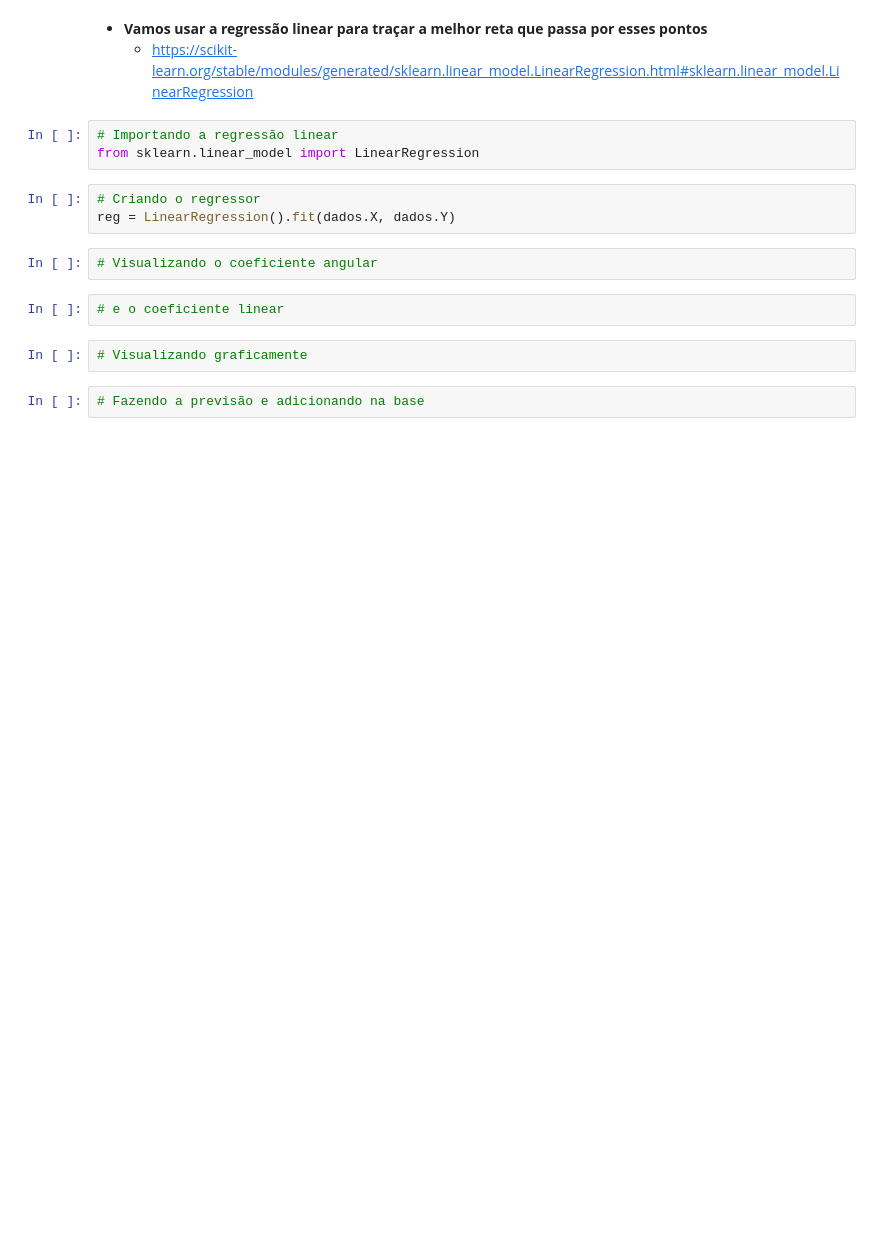
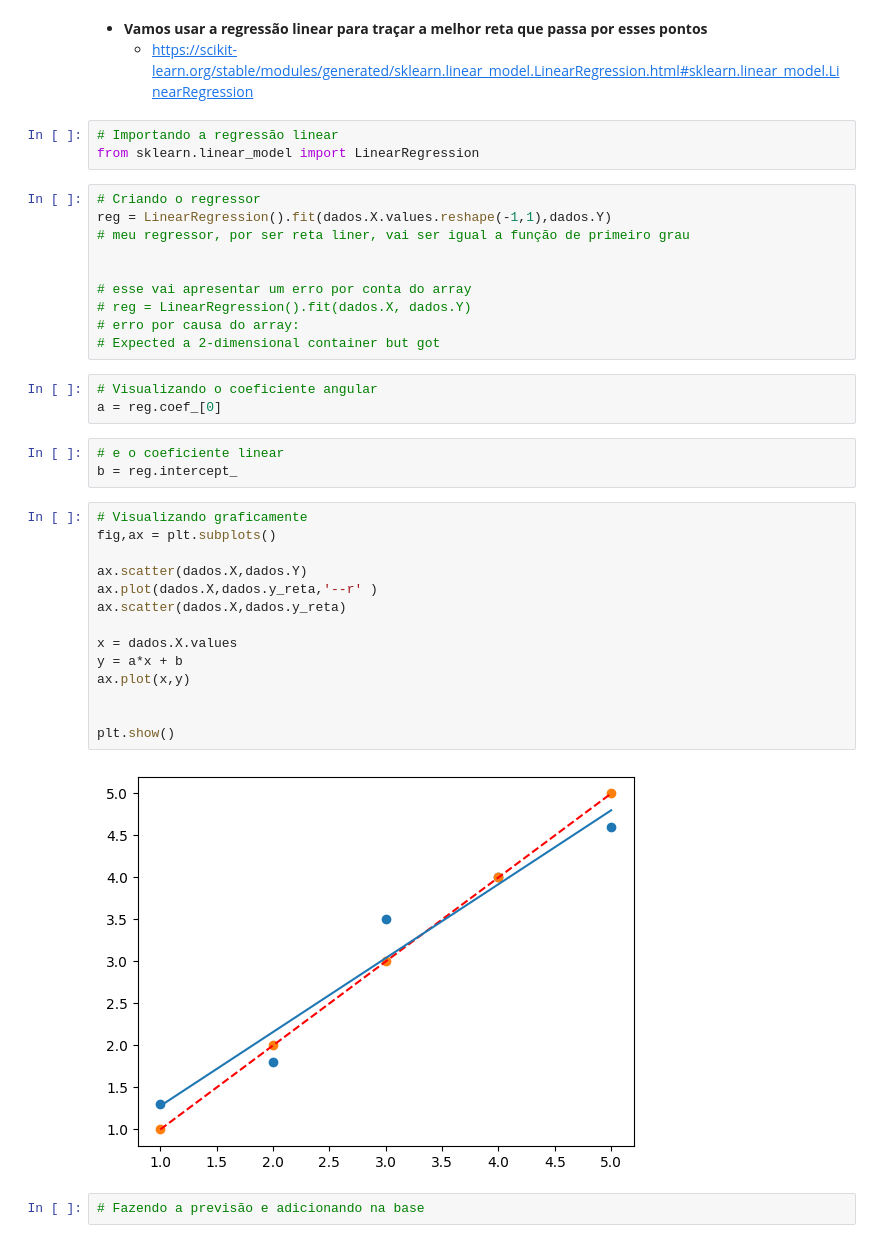
Before and after one commit to Gustavocaris/Data_Science, a Jupyter notebook: 06_Machine_Learning/Algoritmos_de_aprendizado/02 r.linear/02-regressão_linear.ipynb, the cells around one changed output. Saved outputs shown, nothing was run; the diff lists cells and outputs as text; blank space fills up the shorter version.

```diff
--- a/06_Machine_Learning/Algoritmos_de_aprendizado/02 r.linear/02-regressão_linear.ipynb
+++ b/06_Machine_Learning/Algoritmos_de_aprendizado/02 r.linear/02-regressão_linear.ipynb
@@ -49,15 +49,38 @@ dados['y_reta'] = dados.X
 # %%
 # Importando a regressão linear
 from sklearn.linear_model import LinearRegression
-# %%
-# Criando o regressor
-reg = LinearRegression().fit(dados.X, dados.Y)
+# %%
+# Criando o regressor
+reg = LinearRegression().fit(dados.X.values.reshape(-1,1),dados.Y)
+# meu regressor, por ser reta liner, vai ser igual a função de primeiro grau
+
+
+# esse vai apresentar um erro por conta do array
+# reg = LinearRegression().fit(dados.X, dados.Y)
+# erro por causa do array:
+# Expected a 2-dimensional container but got
 # %%
 # Visualizando o coeficiente angular
+a = reg.coef_[0]
 # %%
 # e o coeficiente linear
+b = reg.intercept_
-# %%
-# Visualizando graficamente
+# %%
+# Visualizando graficamente
+fig,ax = plt.subplots()
+
+ax.scatter(dados.X,dados.Y)
+ax.plot(dados.X,dados.y_reta,'--r' )
+ax.scatter(dados.X,dados.y_reta)
+
+x = dados.X.values
+y = a*x + b
+ax.plot(x,y)
+
+
+plt.show()
+# %% [output]
+[figure, added]
 # %%
 # Fazendo a previsão e adicionando na base
 # %%
```
Also changed, not shown: 1 other file.
